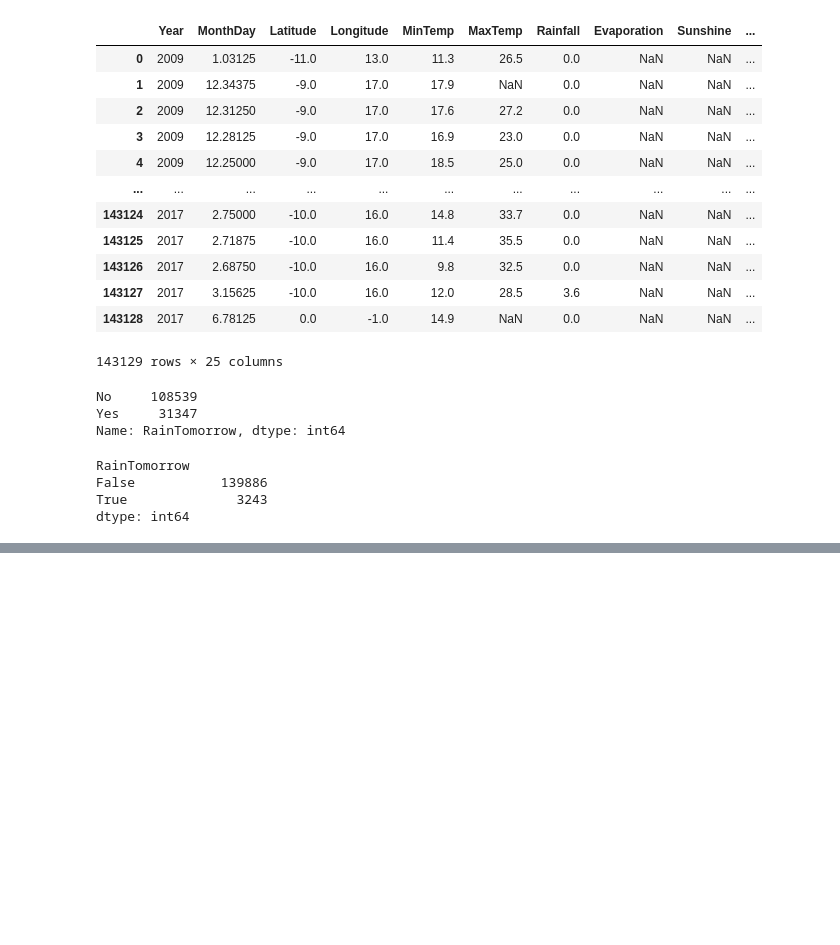
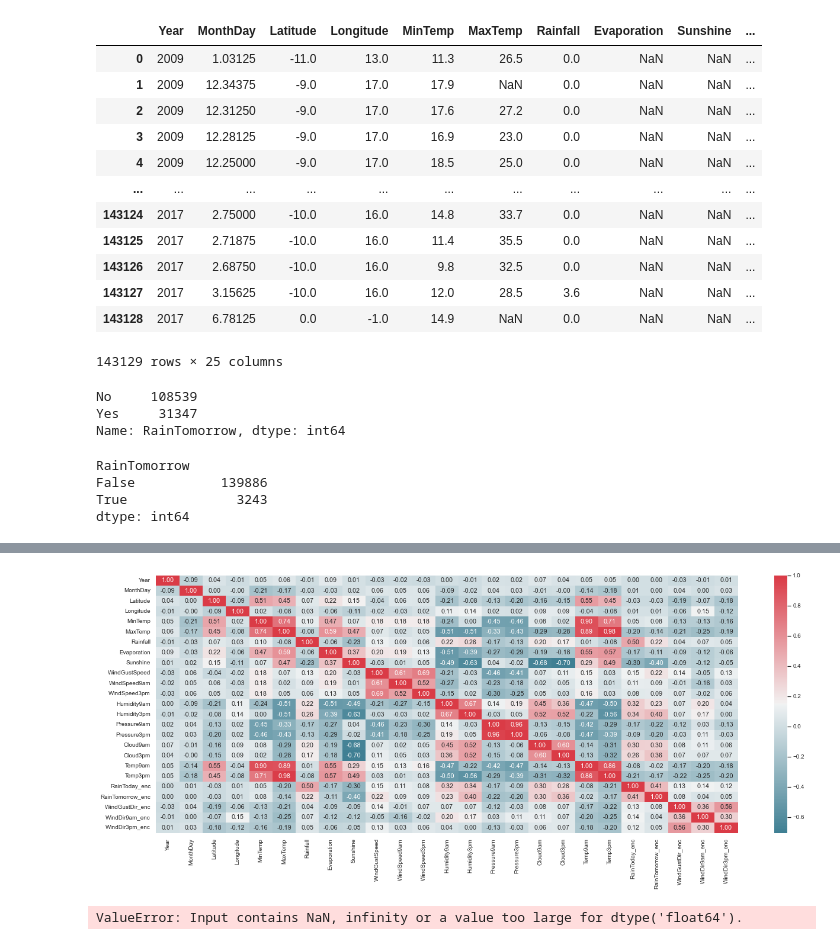
Before and after one commit to ezeguins/analisis_datos_TP, a Jupyter notebook: ColumnsStudy_oks.ipynb, the cells around one changed output, grey strips where cells are left out. Saved outputs shown, nothing was run; the diff lists cells and outputs as text; code cells hidden in the pictures; blank space fills up the shorter version.

```diff
--- a/ColumnsStudy_oks.ipynb
+++ b/ColumnsStudy_oks.ipynb
@@ -318,0 +321,8 @@ sns.set(font_scale=0.9)
+# %%
+fig, axes = plt.subplots(1,1,figsize=(22,8))
+
+r = dataset__.corr(method='pearson')
+sns.heatmap(r, cmap=sns.diverging_palette(220,10,as_cmap=True),annot=True,fmt=".2f")
+sns.set(font_scale=0.9)
+# %% [output]
+[figure, added]
@@ -318,0 +332,15 @@ sns.set(font_scale=0.9)
+# %%
+# El metodo solo puede ser utilizado sin los nan
+#
+from sklearn.feature_selection import mutual_info_regression
+MI = mutual_info_regression(X, y)
+fig, ax = plt.subplots(2,1, figsize=(8,6))
+ax[0].set_title('Información mutua')
+sns.heatmap([MI],ax=ax[0],cmap=sns.diverging_palette(220,10,as_cmap=True), annot=True,fmt=".2f")
+ax[0].set_xticklabels(df_train.columns.values[:-1])
+
+ax[1].set_title('Correlación de Pearson')
+sns.heatmap([r.iloc[-1][:-1]],cmap=sns.diverging_palette(220,10,as_cmap=True),ax=ax[1], annot=True,fmt=".2f")
+ax[1].set_xticklabels(dataset__.columns.values[:-1]);
+# %% [output]
+ValueError: Input contains NaN, infinity or a value too large for dtype('float64').
```
Also changed, not shown: parts of 23 cells of this notebook, 2 other files.
